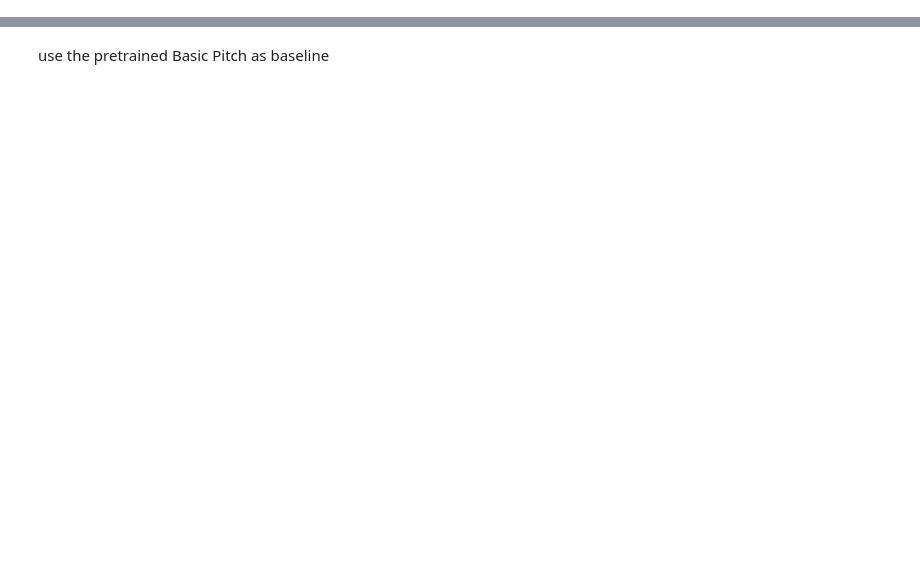
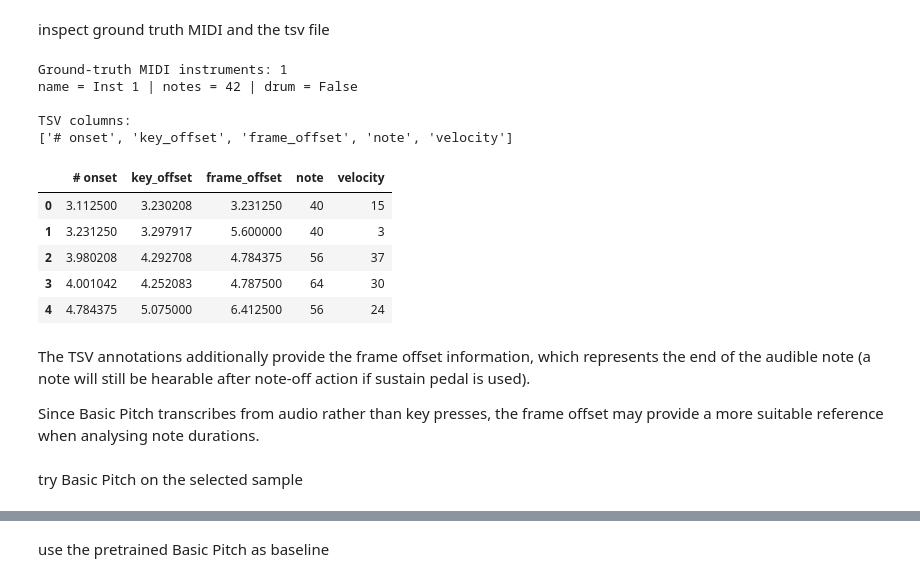
Before and after one commit to lambda-feedback/compareMusic, a Jupyter notebook: notebooks/Audio_Processing.ipynb, the cells around one changed output, grey strips where cells are left out. Cells and saved outputs as stored; diff of their text form; code cells hidden in the pictures; blank space fills up the shorter version.

```diff
--- a/notebooks/Audio_Processing.ipynb
+++ b/notebooks/Audio_Processing.ipynb
@@ -28,0 +205,46 @@ import librosa
+# %%
+SELECTED_SAMPLE_ID = "28"
+sample = metadata_df[metadata_df["sample_id"] == SELECTED_SAMPLE_ID].iloc[0]
+
+file_stem = str(sample["record_time"])
+
+AUDIO_PATH = PIANOVAM_ROOT / "Audio" / f"{file_stem}.wav"
+MIDI_PATH = PIANOVAM_ROOT / "MIDI" / f"{file_stem}.mid"
+TSV_PATH = PIANOVAM_ROOT / "TSV" / f"{file_stem}.tsv"
+# %% [markdown]
+inspect ground truth MIDI and the tsv file
+# %%
+import pretty_midi
+ground_truth_midi = pretty_midi.PrettyMIDI(str(MIDI_PATH))
+tsv_df = pd.read_csv(TSV_PATH, sep="\t")
+
+print("Ground-truth MIDI instruments:", len(ground_truth_midi.instruments))
+for instrument in ground_truth_midi.instruments:
+    print(
+        "name =", instrument.name,
+        "| notes =", len(instrument.notes),
+        "| drum =", instrument.is_drum,
+    )
+
+print("\nTSV columns:")
+print(list(tsv_df.columns))
+
+tsv_df.head()
+# %% [output]
+Ground-truth MIDI instruments: 1
+name = Inst 1 | notes = 42 | drum = False
+
+TSV columns:
+['# onset', 'key_offset', 'frame_offset', 'note', 'velocity']
+|  | # onset | key_offset | frame_offset | note | velocity |
+| 0 | 3.112500 | 3.230208 | 3.231250 | 40 | 15 |
+| 1 | 3.231250 | 3.297917 | 5.600000 | 40 | 3 |
+| 2 | 3.980208 | 4.292708 | 4.784375 | 56 | 37 |
+| 3 | 4.001042 | 4.252083 | 4.787500 | 64 | 30 |
+| 4 | 4.784375 | 5.075000 | 6.412500 | 56 | 24 |
+# %% [markdown]
+The TSV annotations additionally provide the frame offset information, which represents the end of the audible note (a note will still be hearable after note-off action if sustain pedal is used).
+
+Since Basic Pitch transcribes from audio rather than key presses, the frame offset may provide a more suitable reference when analysing note durations.
+# %% [markdown]
+try Basic Pitch on the selected sample
```
Also changed, not shown: parts of 26 cells of this notebook.
